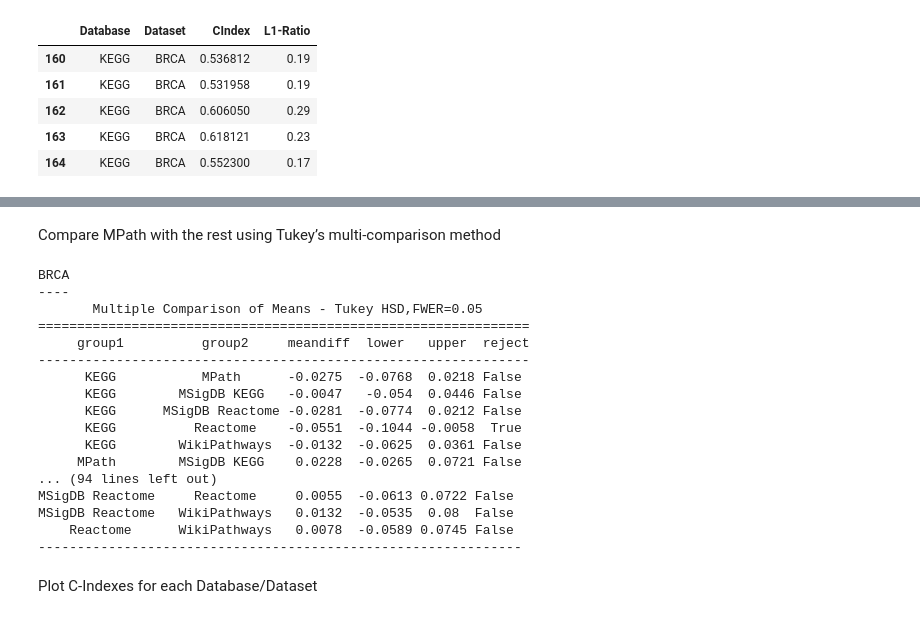
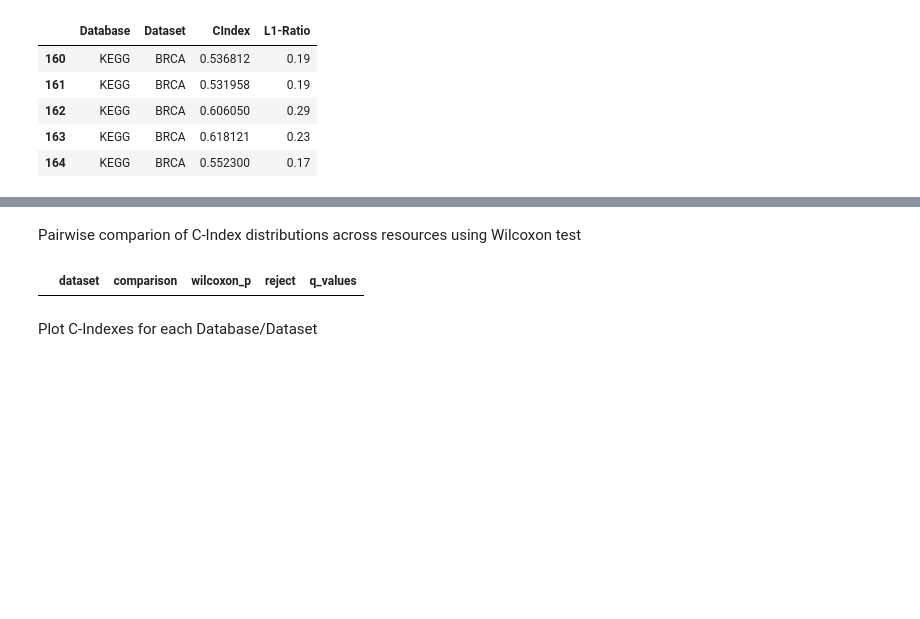
Before and after one commit to pathwayforte/results, a Jupyter notebook: notebooks/evaluation/Plot Evaluation of Survival Analysis.ipynb, the cells around one changed output, grey strips where cells are left out. Saved outputs shown, nothing was run; the diff lists cells and outputs as text; code cells hidden in the pictures; blank space fills up the shorter version.

```diff
--- a/notebooks/evaluation/Plot Evaluation of Survival Analysis.ipynb
+++ b/notebooks/evaluation/Plot Evaluation of Survival Analysis.ipynb
@@ -58,34 +61,44 @@ C(Database):C(Dataset)  0.094156   20.0  1.174444  0.276047
 Residual                1.082306  270.0       NaN       NaN
-# %% [markdown]
-Compare MPath with the rest using Tukey’s multi-comparison method
-# %%
-# Set up the data for comparison (creates a specialised object)
-for dataset, df_dataset in df.groupby('Dataset'):
-
-    MultiComp = MultiComparison(
-        df_dataset['CIndex'],
-        df_dataset['Database'],
-    )
-    print(f"{dataset}\n----")
-    print(MultiComp.tukeyhsd().summary())
-# %% [output]
-BRCA
-----
-       Multiple Comparison of Means - Tukey HSD,FWER=0.05
-===============================================================
-     group1          group2     meandiff  lower   upper  reject
----------------------------------------------------------------
-      KEGG           MPath      -0.0275  -0.0768  0.0218 False
-      KEGG        MSigDB KEGG   -0.0047   -0.054  0.0446 False
-      KEGG      MSigDB Reactome -0.0281  -0.0774  0.0212 False
-      KEGG          Reactome    -0.0551  -0.1044 -0.0058  True
-      KEGG        WikiPathways  -0.0132  -0.0625  0.0361 False
-     MPath        MSigDB KEGG    0.0228  -0.0265  0.0721 False
-... (94 lines left out)
-MSigDB Reactome     Reactome     0.0055  -0.0613 0.0722 False
-MSigDB Reactome   WikiPathways   0.0132  -0.0535  0.08  False
-    Reactome      WikiPathways   0.0078  -0.0589 0.0745 False
---------------------------------------------------------------
+# %% [markdown]
+Pairwise comparion of C-Index distributions across resources using Wilcoxon test
+# %%
+rows = []
+
+for dataset, df_dataset in df.groupby('Dataset'):
+    databases = df_dataset['Database'].unique()
+
+    for db1, db2 in combinations(databases, r=2):
+
+        # Get C-Indexes for the comparison of database
+        cindex1 = df_dataset[df_dataset['Database'] == db1]["CIndex"].to_list()
+        cindex2 = df_dataset[df_dataset['Database'] == db2]["CIndex"].to_list()
+
+        # Conduct Wilcoxon Test
+        _, p_value = wilcoxon(cindex1, cindex2)
+
+        rows.append((
+            dataset,
+            f"{db1}-{db2}",
+            p_value,
+        ))
+
+# Stick results into DF
+results = pd.DataFrame(
+    rows,
+    columns=[
+        'dataset',
+        'comparison',
+        'wilcoxon_p',
+    ],
+)
+
+reject, q_values, _, _ = multipletests(results["wilcoxon_p"], method="bonferroni")
+results["reject"] = reject
+results["q_values"] = q_values
+# %%
+results.query('reject == True')
+# %% [output]
+|  | dataset | comparison | wilcoxon_p | reject | q_values |
 # %% [markdown]
 Plot C-Indexes for each Database/Dataset
 # %%
```
Also changed, not shown: parts of 9 cells of this notebook, 3 other files.
